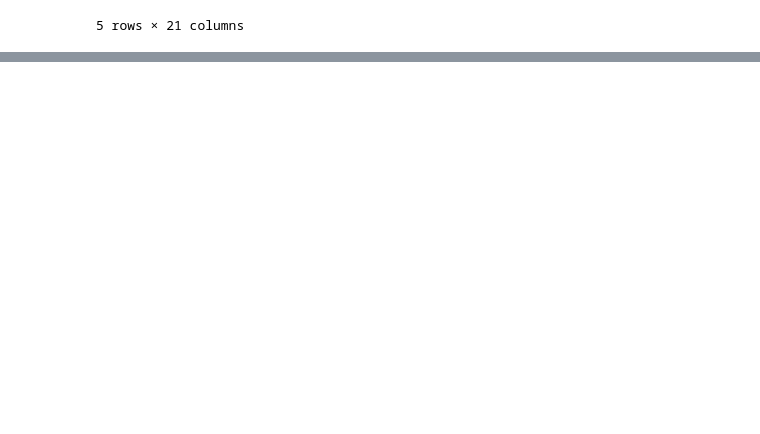
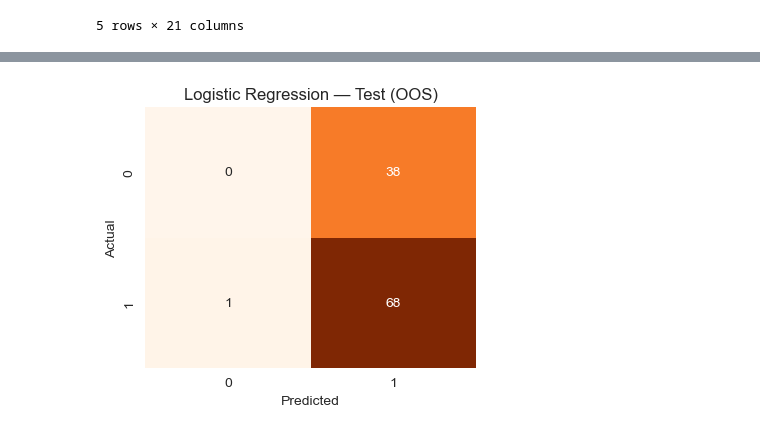
Before and after one commit to georgia-pj/systematic-trading-strategies-with-machine-learning-algorithms, a Jupyter notebook: MetaModel/rb1s_metamodel_feature_engineering.ipynb, the cells around one changed output, grey strips where cells are left out. Cells and saved outputs as stored; diff of their text form; code cells hidden in the pictures; blank space fills up the shorter version.

Commit message:
neural nets LSTM and purging added

```diff
--- a/MetaModel/rb1s_metamodel_feature_engineering.ipynb
+++ b/MetaModel/rb1s_metamodel_feature_engineering.ipynb
@@ -495,0 +609,9 @@ KeyError: 'signal'
+# %%
+# ROC curves — CV set
+plt.figure(figsize=(8, 6))
+ax = plt.gca()
+for name, model in models.items():
+    probs = model.predict_proba(X_cv_sc)[:, 1]
+    RocCurveDisplay.from_predictions(y_cv, probs, name=name, ax=ax)
+ax.set_title('ROC Curves — CV set (9 Aug 2021 → 31 Dec 2021)')
+plt.legend(); plt.tight_layout(); plt.show()
@@ -495,0 +814,78 @@ KeyError: 'signal'
+# %%
+print('=' * 60)
+print('OUT-OF-SAMPLE TEST (3 Jan 2022 → 30 Jun 2022)')
+print('=' * 60)
+
+all_results = []
+
+# --- Classical ML + SVM ---
+for name, model in models.items():
+    probs = model.predict_proba(X_test_sc)[:, 1]
+    preds = model.predict(X_test_sc)
+    auc   = roc_auc_score(y_test, probs)
+    all_results.append({
+        'model':     name,
+        'auc':       round(auc, 3),
+        'accuracy':  round(accuracy_score(y_test, preds), 3),
+        'precision': round(precision_score(y_test, preds, zero_division=0), 3),
+        'recall':    round(recall_score(y_test, preds, zero_division=0), 3),
+        'f1':        round(f1_score(y_test, preds, zero_division=0), 3),
+    })
+    print(f'\n=== {name}  (Test AUC: {auc:.3f}) ===')
+    print(classification_report(y_test, preds, digits=3))
+
+    cm = confusion_matrix(y_test, preds)
+    fig, ax = plt.subplots(figsize=(4, 3.5))
+    sns.heatmap(cm, annot=True, fmt='d', cmap='Oranges', cbar=False, ax=ax)
+    ax.set_title(f'{name} — Test (OOS)')
+    ax.set_xlabel('Predicted'); ax.set_ylabel('Actual')
+    plt.tight_layout(); plt.show()
+
+# --- LSTM (if fitted) ---
+if LSTM_AVAILABLE:
+    lstm_preds = (lstm_test_probs > 0.5).astype(int)
+    all_results.append({
+        'model':     'LSTM',
+        'auc':       round(roc_auc_score(y_tst_seq, lstm_test_probs), 3),
+        'accuracy':  round(accuracy_score(y_tst_seq, lstm_preds), 3),
+        'precision': round(precision_score(y_tst_seq, lstm_preds, zero_division=0), 3),
+        'recall':    round(recall_score(y_tst_seq, lstm_preds, zero_division=0), 3),
+        'f1':        round(f1_score(y_tst_seq, lstm_preds, zero_division=0), 3),
+    })
+
+# --- Blind primary baseline: always follow the signal (predict 1 for everything) ---
+blind = np.ones(len(y_test), dtype=int)
+all_results.append({
+    'model':     'Blind primary (always take)',
+    'auc':       0.500,
+    'accuracy':  round(accuracy_score(y_test, blind), 3),
+    'precision': round(precision_score(y_test, blind, zero_division=0), 3),
+    'recall':    1.000,
+    'f1':        round(f1_score(y_test, blind, zero_division=0), 3),
+})
+
+# --- Combined comparison table ---
+model_comp_df = pd.DataFrame(all_results).sort_values('auc', ascending=False).reset_index(drop=True)
+
+cv_lookup = cv_df.set_index('model')['cv_auc'].to_dict()
+if LSTM_AVAILABLE:
+    cv_lookup['LSTM'] = round(lstm_cv_auc, 3)
+model_comp_df['cv_auc'] = model_comp_df['model'].map(cv_lookup)
+
+print('\n--- Model comparison (Accuracy · F1 · Precision · Recall · ROC-AUC vs blind baseline) ---')
+display(model_comp_df[['model', 'cv_auc', 'auc', 'accuracy', 'precision', 'recall', 'f1']])
+
+# --- ROC curves ---
+plt.figure(figsize=(8, 6))
+ax = plt.gca()
+for name, model in models.items():
+    probs = model.predict_proba(X_test_sc)[:, 1]
+    RocCurveDisplay.from_predictions(y_test, probs, name=name, ax=ax)
+if LSTM_AVAILABLE:
+    RocCurveDisplay.from_predictions(y_tst_seq, lstm_test_probs, name='LSTM', ax=ax)
+ax.set_title('ROC Curves — Test set (3 Jan 2022 → 30 Jun 2022)')
+plt.legend(); plt.tight_layout(); plt.show()
+
+model_comp_df.to_csv('model_comparison.csv', index=False)
+print('\nSaved model_comparison.csv')
+# %% [output]
@@ -495,0 +905 @@ KeyError: 'signal'
+[figure, added]
```
Also changed, not shown: parts of 33 cells of this notebook, 4 other files.
